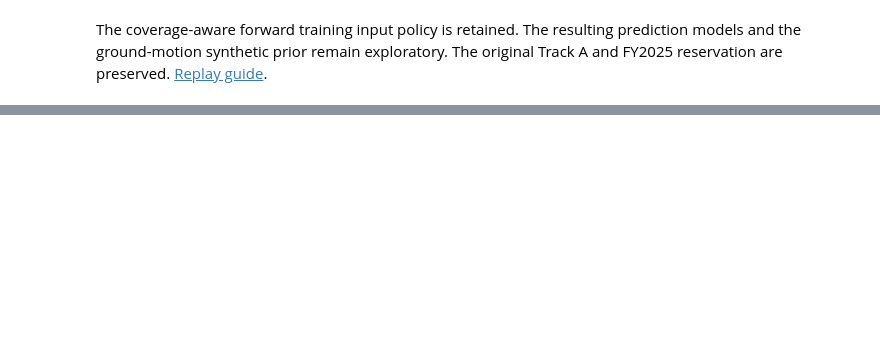
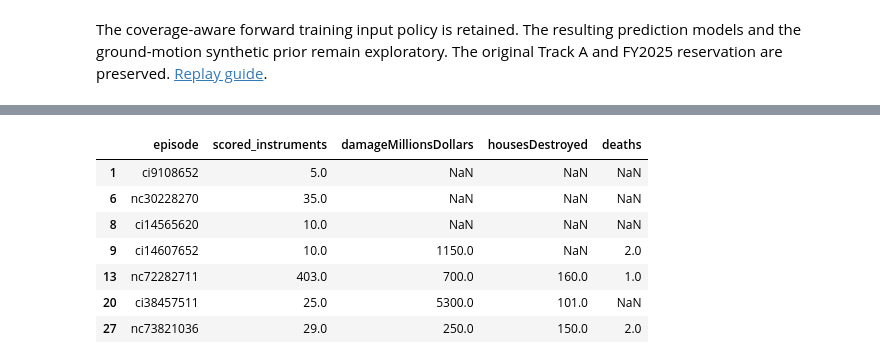
Before and after one commit to leonmarienga/ML-thesis, a Jupyter notebook: research/THESIS_REPRODUCTION.ipynb, the cells around one changed output, grey strips where cells are left out. Cells and saved outputs as stored; diff of their text form; code cells hidden in the pictures; blank space fills up the shorter version.

Commit message:
Integrate publication and impact audits into the thesis and replay

```diff
--- a/research/THESIS_REPRODUCTION.ipynb
+++ b/research/THESIS_REPRODUCTION.ipynb
@@ -483,0 +510,14 @@ The coverage-aware forward training input policy is retained. The resulting pred
+# %%
+impact = pd.read_csv(continuous / "impacts/results/comcat_impact_links.csv")
+linked = impact.query('status == "unique_match" and scored_instruments >= 5')
+assert linked.damageMillionsDollars.notna().sum() == 4
+linked[["episode", "scored_instruments", "damageMillionsDollars", "housesDestroyed", "deaths"]]
+# %% [output]
+|  | episode | scored_instruments | damageMillionsDollars | housesDestroyed | deaths |
+| 1 | ci9108652 | 5.0 | NaN | NaN | NaN |
+| 6 | nc30228270 | 35.0 | NaN | NaN | NaN |
+| 8 | ci14565620 | 10.0 | NaN | NaN | NaN |
+| 9 | ci14607652 | 10.0 | 1150.0 | NaN | 2.0 |
+| 13 | nc72282711 | 403.0 | 700.0 | 160.0 | 1.0 |
+| 20 | ci38457511 | 25.0 | 5300.0 | 101.0 | NaN |
+| 27 | nc73821036 | 29.0 | 250.0 | 150.0 | 2.0 |
```
Also changed, not shown: parts of 2 cells of this notebook, 5 other files.
